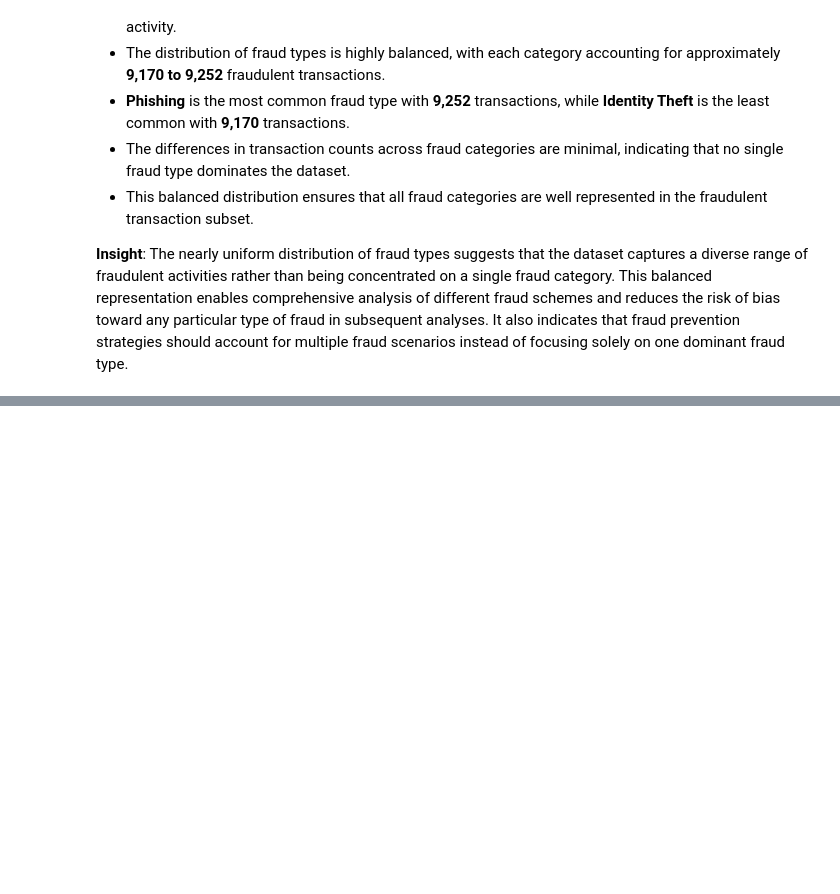
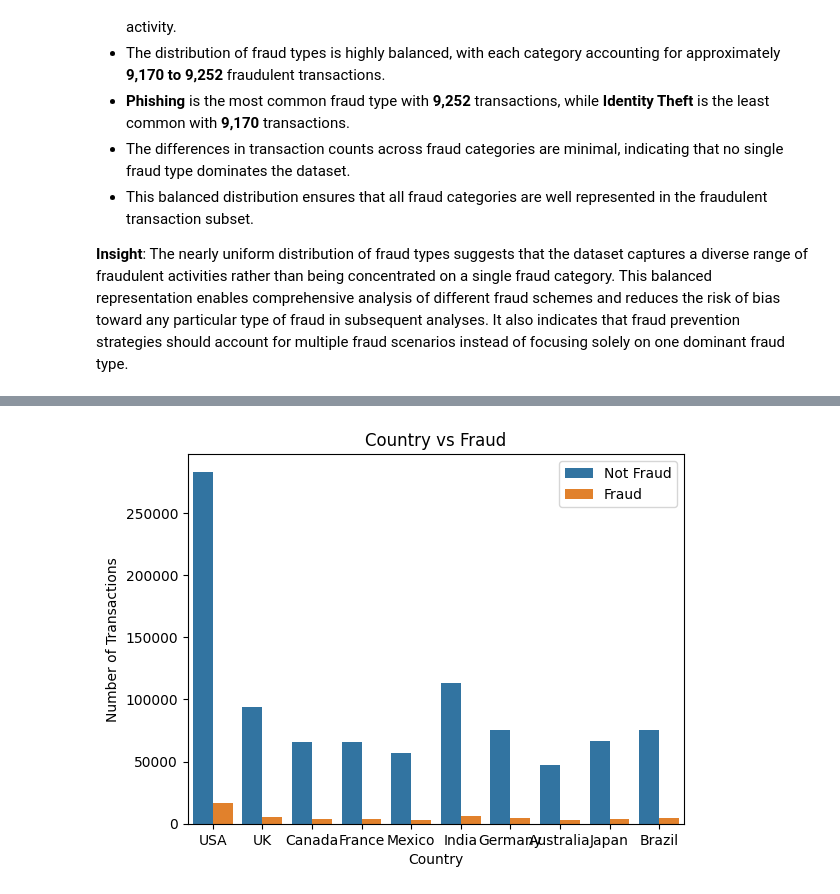
Before and after one commit to abhi-saurav-saroya/bank-fraud-eda, a Jupyter notebook: notebooks/02_exploratory_data_analysis.ipynb, the cells around one changed output, grey strips where cells are left out. Cells and saved outputs as stored; diff of their text form; code cells hidden in the pictures; blank space fills up the shorter version.

Commit message:
feat(eda/bivariate-analysis): analyze Geographical Features [Country, City] by Fraud Status

```diff
--- a/notebooks/02_exploratory_data_analysis.ipynb
+++ b/notebooks/02_exploratory_data_analysis.ipynb
@@ -2576,0 +2603,16 @@ plt.show()
+# %%
+sns.countplot(
+    data=df,
+    x="country",
+    hue="is_fraud"
+)
+
+plt.title("Country vs Fraud")
+plt.xlabel("Country")
+plt.ylabel("Number of Transactions")
+
+plt.legend(["Not Fraud", "Fraud"])
+
+plt.show()
+# %% [output]
+[figure, added]
```
Also changed, not shown: parts of 11 cells of this notebook.
